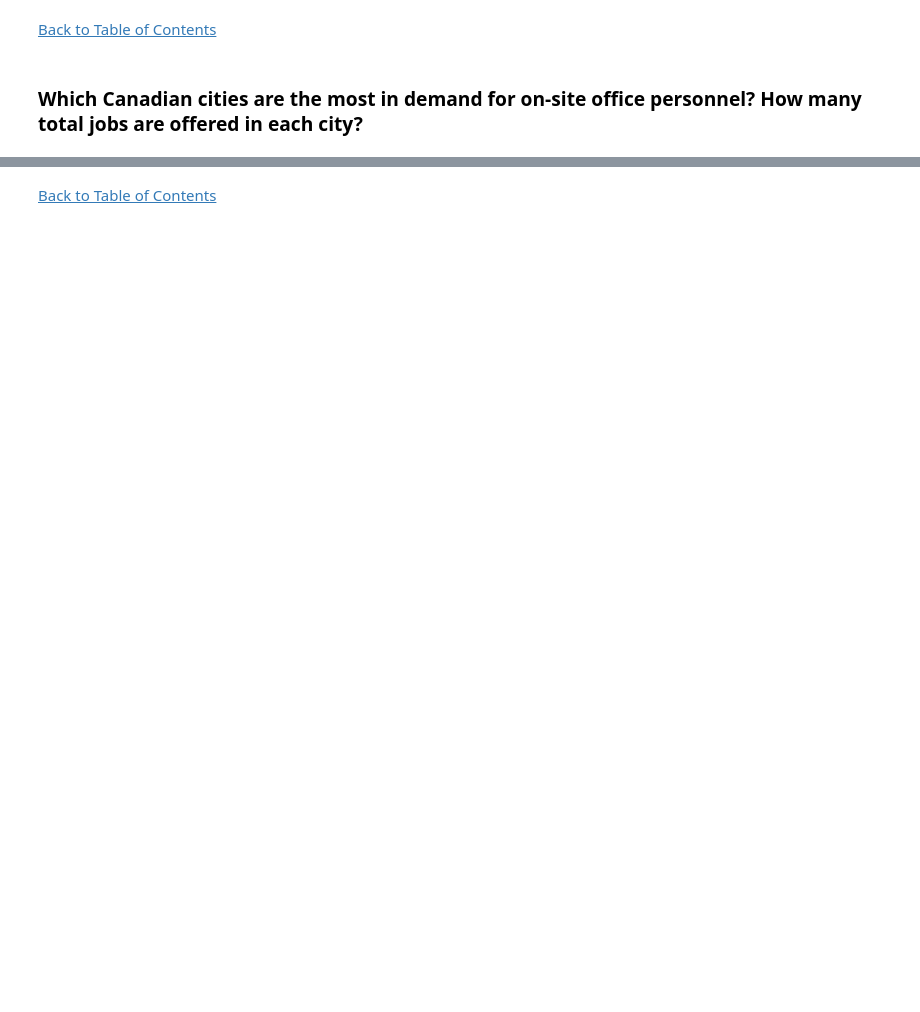
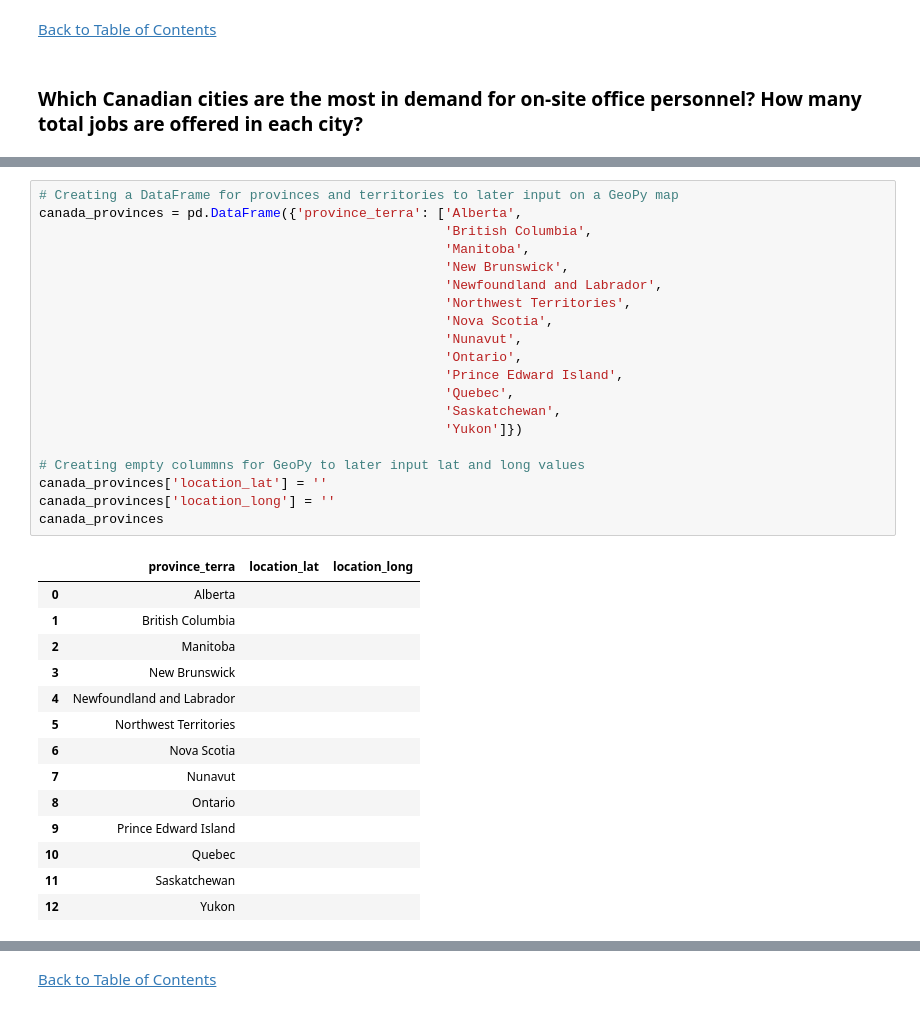
Before and after one commit to jasondo-da/Canadian_Data_Science_Jobs_Analysis, a Jupyter notebook: da_job_posts_canada_analysis.ipynb, the cells around one changed output, grey strips where cells are left out. Cells and saved outputs as stored; diff of their text form; blank space fills up the shorter version.

```diff
--- a/da_job_posts_canada_analysis.ipynb
+++ b/da_job_posts_canada_analysis.ipynb
@@ -1571,3 +1645,38 @@ canada_cities
 | 17 | Victoria | 23 Jobs Available | Median Salary: 97010 | Victoria, Canada | 48.428318 | -123.364953 |
 | 18 | Waterloo | 17 Jobs Available | Median Salary: 71000 | Waterloo, Canada | 43.46527 | -80.522296 |
 | 19 | Winnipeg | 30 Jobs Available | Median Salary: 74500 | Winnipeg, Canada | 49.895537 | -97.138458 |
+# %%
+# Creating a DataFrame for provinces and territories to later input on a GeoPy map
+canada_provinces = pd.DataFrame({'province_terra': ['Alberta',
+                                                    'British Columbia',
+                                                    'Manitoba',
+                                                    'New Brunswick',
+                                                    'Newfoundland and Labrador',
+                                                    'Northwest Territories',
+                                                    'Nova Scotia',
+                                                    'Nunavut',
+                                                    'Ontario',
+                                                    'Prince Edward Island',
+                                                    'Quebec',
+                                                    'Saskatchewan',
+                                                    'Yukon']})
+
+# Creating empty colummns for GeoPy to later input lat and long values
+canada_provinces['location_lat'] = ''
+canada_provinces['location_long'] = ''
+canada_provinces
+# %% [output]
+|  | province_terra | location_lat | location_long |
+| 0 | Alberta |  |  |
+| 1 | British Columbia |  |  |
+| 2 | Manitoba |  |  |
+| 3 | New Brunswick |  |  |
+| 4 | Newfoundland and Labrador |  |  |
+| 5 | Northwest Territories |  |  |
+| 6 | Nova Scotia |  |  |
+| 7 | Nunavut |  |  |
+| 8 | Ontario |  |  |
+| 9 | Prince Edward Island |  |  |
+| 10 | Quebec |  |  |
+| 11 | Saskatchewan |  |  |
+| 12 | Yukon |  |  |
```
Also changed, not shown: parts of 27 cells of this notebook.
